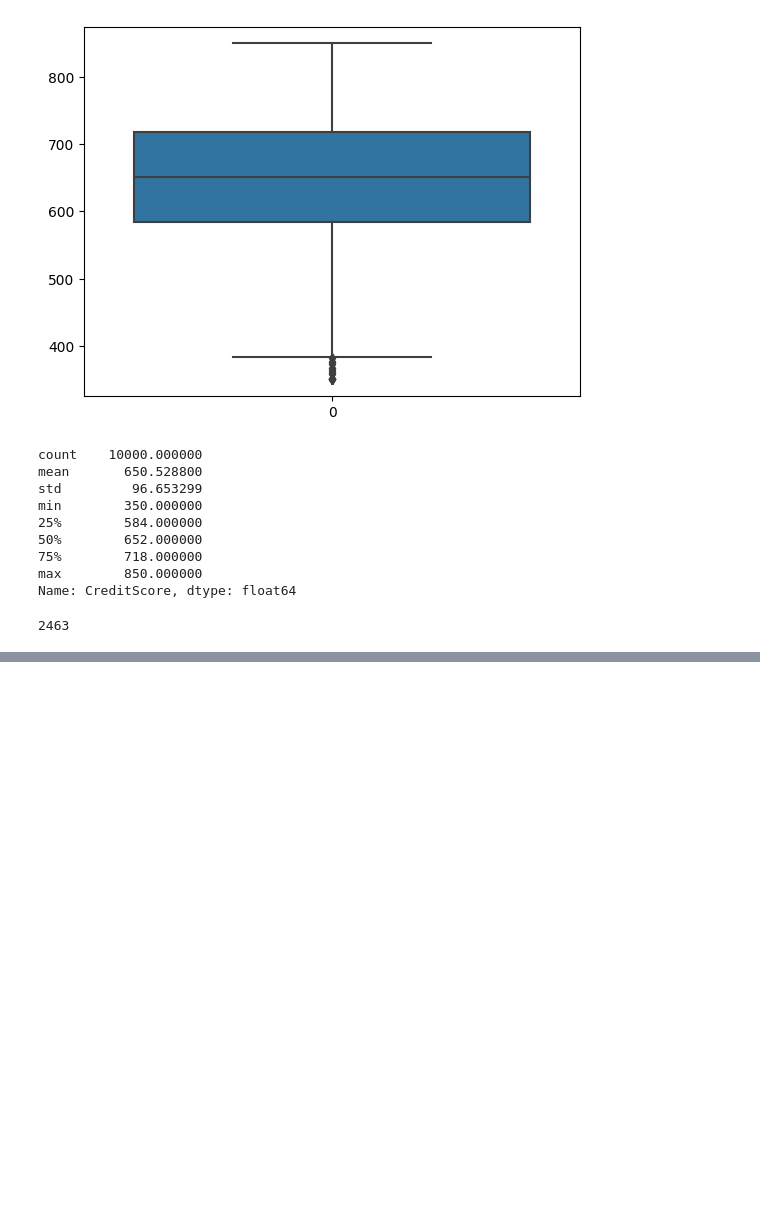
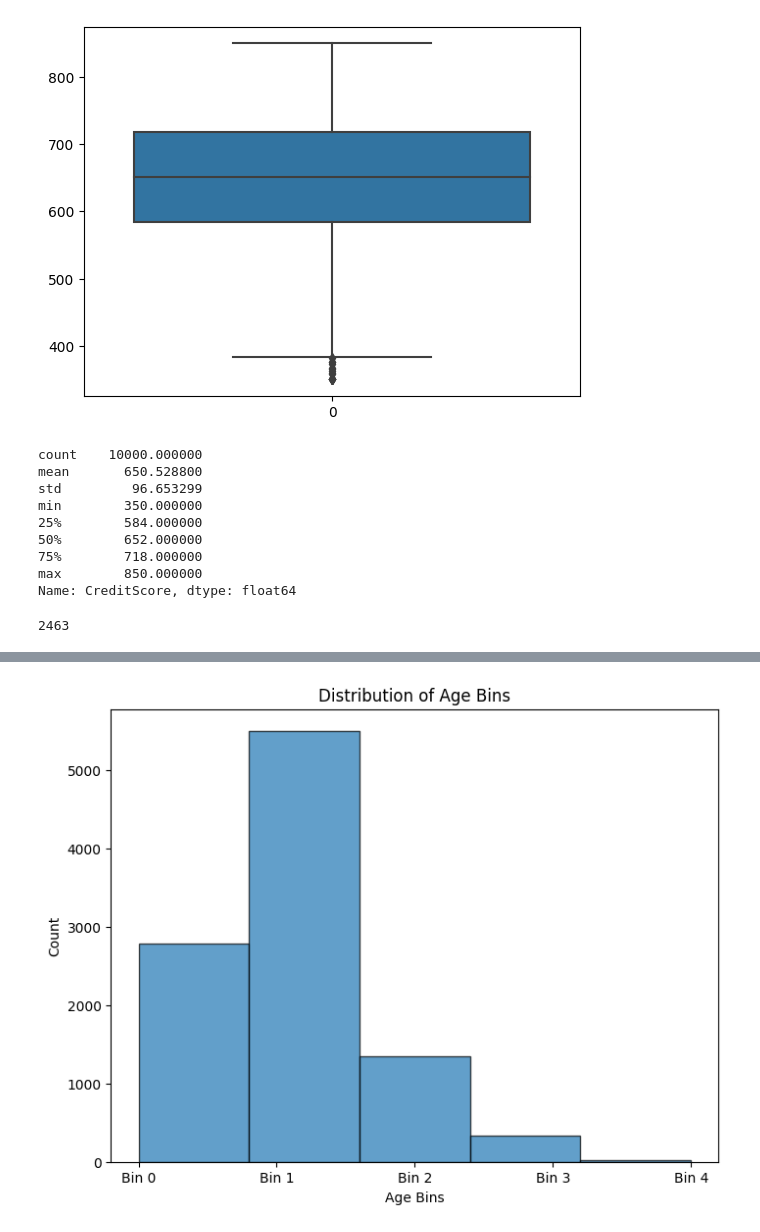
Before and after one commit to Neha-Seirah/ML-Activities-, a Jupyter notebook: 2348537_Lab1.ipynb, the cells around one changed output, grey strips where cells are left out. Drawn from its saved outputs; the diff is of its cells as text; code cells hidden in the pictures; blank space fills up the shorter version.

```diff
--- a/2348537_Lab1.ipynb
+++ b/2348537_Lab1.ipynb
@@ -183,0 +234,22 @@ array([0.15962013, 0.15074267, 0.14855504])
+# %%
+import numpy as np
+import pandas as pd
+from sklearn.preprocessing import KBinsDiscretizer
+
+X_age = data[['Age']]
+
+
+n_bins = 5
+strategy = 'uniform'
+bin_encoder = KBinsDiscretizer(n_bins=n_bins, encode='ordinal', strategy=strategy)
+
+
+X_age_binned = bin_encoder.fit_transform(X_age)
+
+
+binned_df = pd.DataFrame(X_age_binned, columns=['Age_bin'])
+
+
+data_binned = pd.concat([data, binned_df], axis=1)
+
+print(data_binned.head())
@@ -183,0 +270,10 @@ array([0.15962013, 0.15074267, 0.14855504])
+# %%
+plt.figure(figsize=(8, 6))
+plt.hist(data_binned['Age_bin'], bins=n_bins, edgecolor='black', alpha=0.7)
+plt.xlabel('Age Bins')
+plt.ylabel('Count')
+plt.title('Distribution of Age Bins')
+plt.xticks(range(n_bins), [f'Bin {i}' for i in range(n_bins)])
+plt.show()
+# %% [output]
+[figure, added]
```
Also changed, not shown: parts of 18 cells of this notebook.
